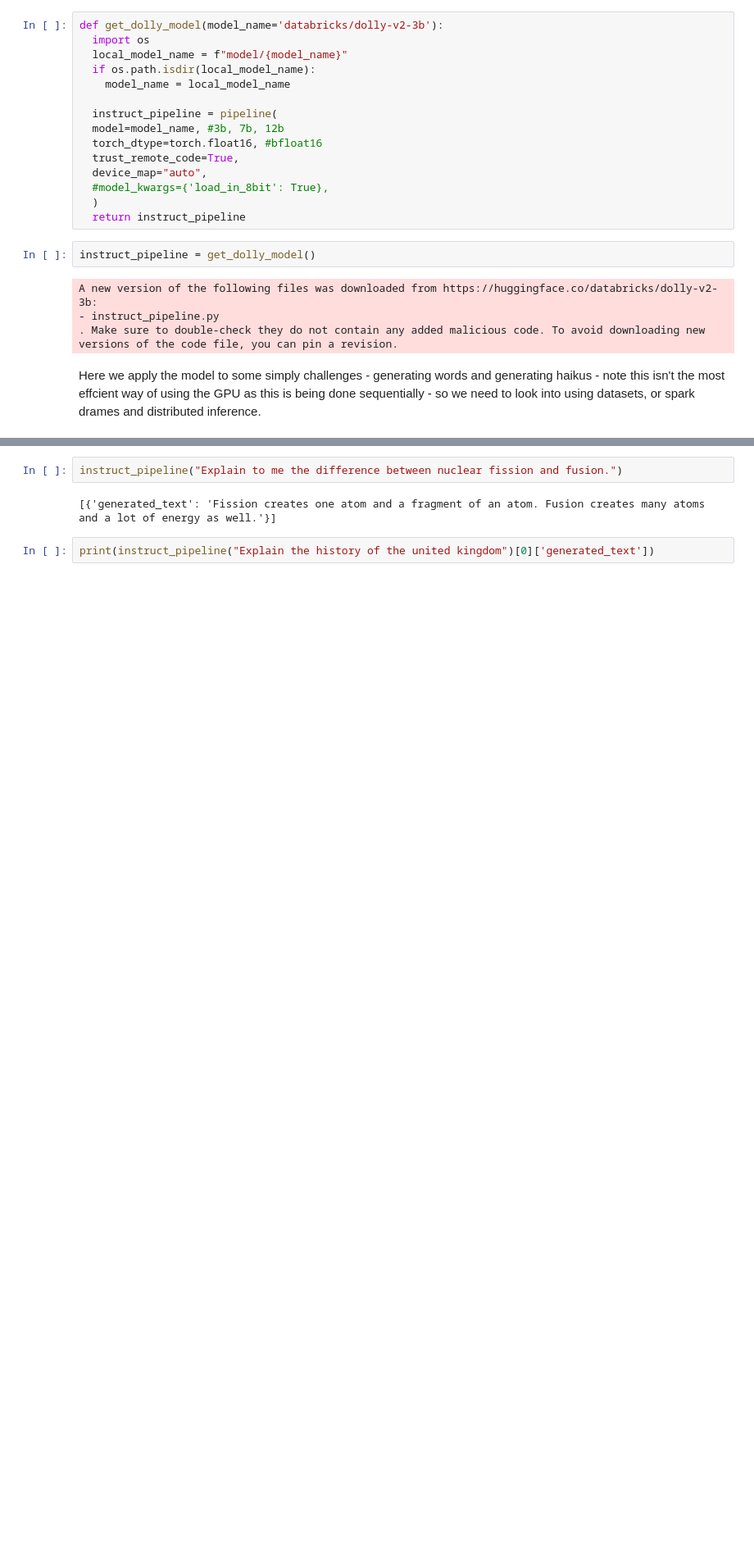
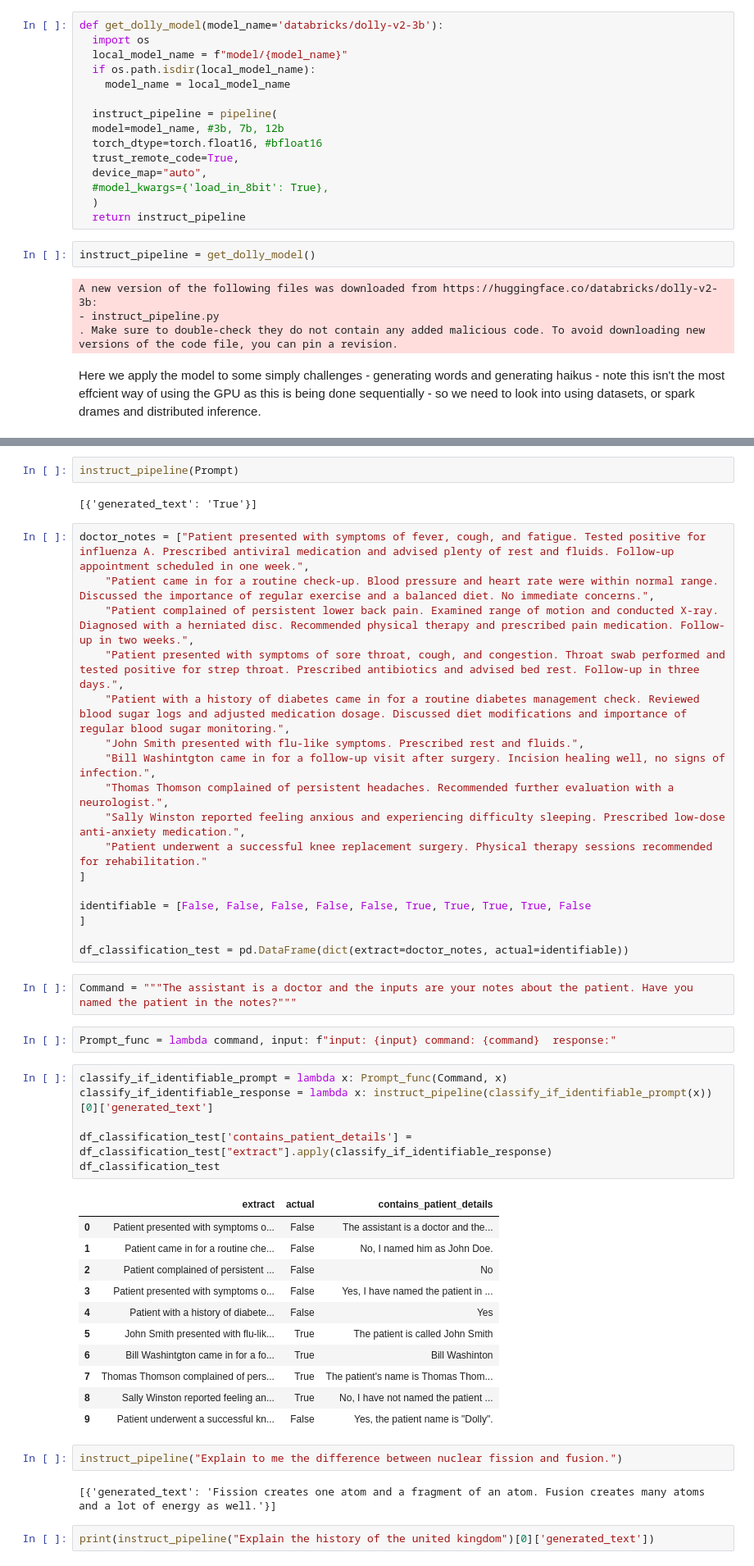
Before and after one commit to SamHollings/llm_examples, a Jupyter notebook: llm_examples.ipynb, the cells around one changed output, grey strips where cells are left out. Shown: that part at 82% size. Cells and saved outputs as stored; diff of their text form; blank space fills up the shorter version.

```diff
--- a/llm_examples.ipynb
+++ b/llm_examples.ipynb
@@ -125,3 +127,46 @@ df
+# %%
+instruct_pipeline(Prompt)
+# %% [output]
+[{'generated_text': 'True'}]
+# %%
+doctor_notes = ["Patient presented with symptoms of fever, cough, and fatigue. Tested positive for influenza A. Prescribed antiviral medication and advised plenty of rest and fluids. Follow-up appointment scheduled in one week.",
+    "Patient came in for a routine check-up. Blood pressure and heart rate were within normal range. Discussed the importance of regular exercise and a balanced diet. No immediate concerns.",
+    "Patient complained of persistent lower back pain. Examined range of motion and conducted X-ray. Diagnosed with a herniated disc. Recommended physical therapy and prescribed pain medication. Follow-up in two weeks.",
+    "Patient presented with symptoms of sore throat, cough, and congestion. Throat swab performed and tested positive for strep throat. Prescribed antibiotics and advised bed rest. Follow-up in three days.",
+    "Patient with a history of diabetes came in for a routine diabetes management check. Reviewed blood sugar logs and adjusted medication dosage. Discussed diet modifications and importance of regular blood sugar monitoring.",
+    "John Smith presented with flu-like symptoms. Prescribed rest and fluids.",
+    "Bill Washintgton came in for a follow-up visit after surgery. Incision healing well, no signs of infection.",
+    "Thomas Thomson complained of persistent headaches. Recommended further evaluation with a neurologist.",
+    "Sally Winston reported feeling anxious and experiencing difficulty sleeping. Prescribed low-dose anti-anxiety medication.",
+    "Patient underwent a successful knee replacement surgery. Physical therapy sessions recommended for rehabilitation."
+]
+
+identifiable = [False, False, False, False, False, True, True, True, True, False
+]
+
+df_classification_test = pd.DataFrame(dict(extract=doctor_notes, actual=identifiable))
+# %%
+Command = """The assistant is a doctor and the inputs are your notes about the patient. Have you named the patient in the notes?"""
+# %%
+Prompt_func = lambda command, input: f"input: {input} command: {command}  response:"
+# %%
+classify_if_identifiable_prompt = lambda x: Prompt_func(Command, x)
+classify_if_identifiable_response = lambda x: instruct_pipeline(classify_if_identifiable_prompt(x))[0]['generated_text']
+
+df_classification_test['contains_patient_details'] = df_classification_test["extract"].apply(classify_if_identifiable_response)
+df_classification_test
+# %% [output]
+|  | extract | actual | contains_patient_details |
+| 0 | Patient presented with symptoms o... | False | The assistant is a doctor and the... |
+| 1 | Patient came in for a routine che... | False | No, I named him as John Doe. |
+| 2 | Patient complained of persistent ... | False | No |
+| 3 | Patient presented with symptoms o... | False | Yes, I have named the patient in ... |
+| 4 | Patient with a history of diabete... | False | Yes |
+| 5 | John Smith presented with flu-lik... | True | The patient is called John Smith |
+| 6 | Bill Washintgton came in for a fo... | True | Bill Washinton |
+| 7 | Thomas Thomson complained of pers... | True | The patient's name is Thomas Thom... |
+| 8 | Sally Winston reported feeling an... | True | No, I have not named the patient ... |
+| 9 | Patient underwent a successful kn... | False | Yes, the patient name is "Dolly". |
 # %%
 instruct_pipeline("Explain to me the difference between nuclear fission and fusion.")
 # %% [output]
```
Also changed, not shown: parts of 5 cells of this notebook.
